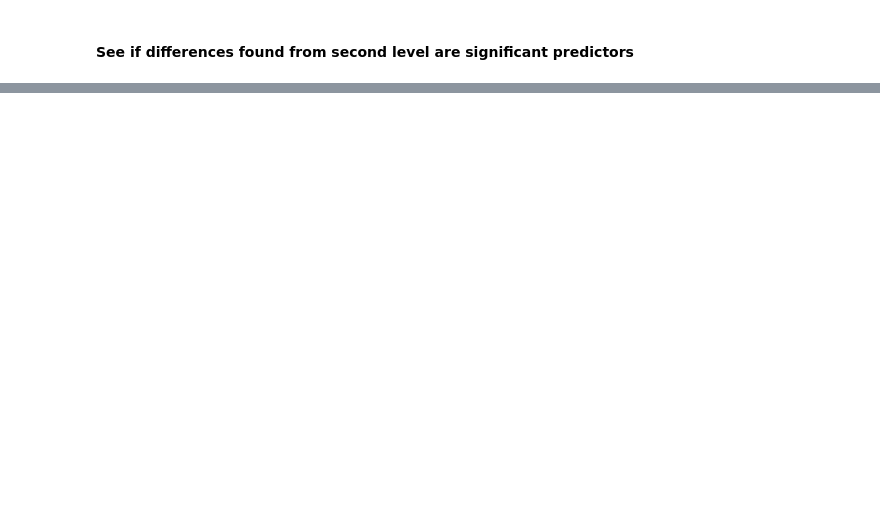
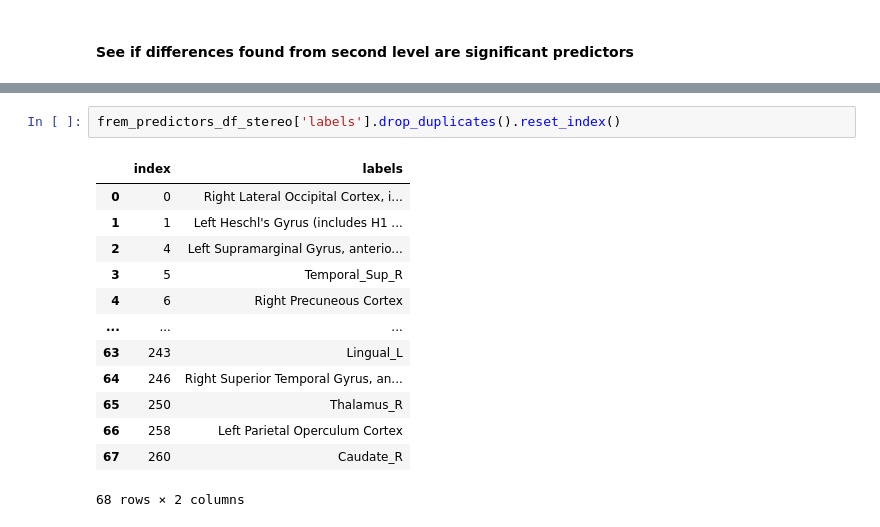
Before and after one commit to WMDA/socio-emotion-cognition, a Jupyter notebook: task_fmri/mvpa/ml.ipynb, the cells around one changed output, grey strips where cells are left out. Cells and saved outputs as stored; diff of their text form; blank space fills up the shorter version.

```diff
--- a/task_fmri/mvpa/ml.ipynb
+++ b/task_fmri/mvpa/ml.ipynb
@@ -226,0 +284,16 @@ for task in ['happy', 'eft', 'fear']:
+# %%
+frem_predictors_df_stereo['labels'].drop_duplicates().reset_index()
+# %% [output]
+|  | index | labels |
+| 0 | 0 | Right Lateral Occipital Cortex, i... |
+| 1 | 1 | Left Heschl's Gyrus (includes H1 ... |
+| 2 | 4 | Left Supramarginal Gyrus, anterio... |
+| 3 | 5 | Temporal_Sup_R |
+| 4 | 6 | Right Precuneous Cortex |
+| ... | ... | ... |
+| 63 | 243 | Lingual_L |
+| 64 | 246 | Right Superior Temporal Gyrus, an... |
+| 65 | 250 | Thalamus_R |
+| 66 | 258 | Left Parietal Operculum Cortex |
+| 67 | 260 | Caudate_R |
+68 rows × 2 columns
```
Also changed, not shown: parts of 17 cells of this notebook, 8 other files.
